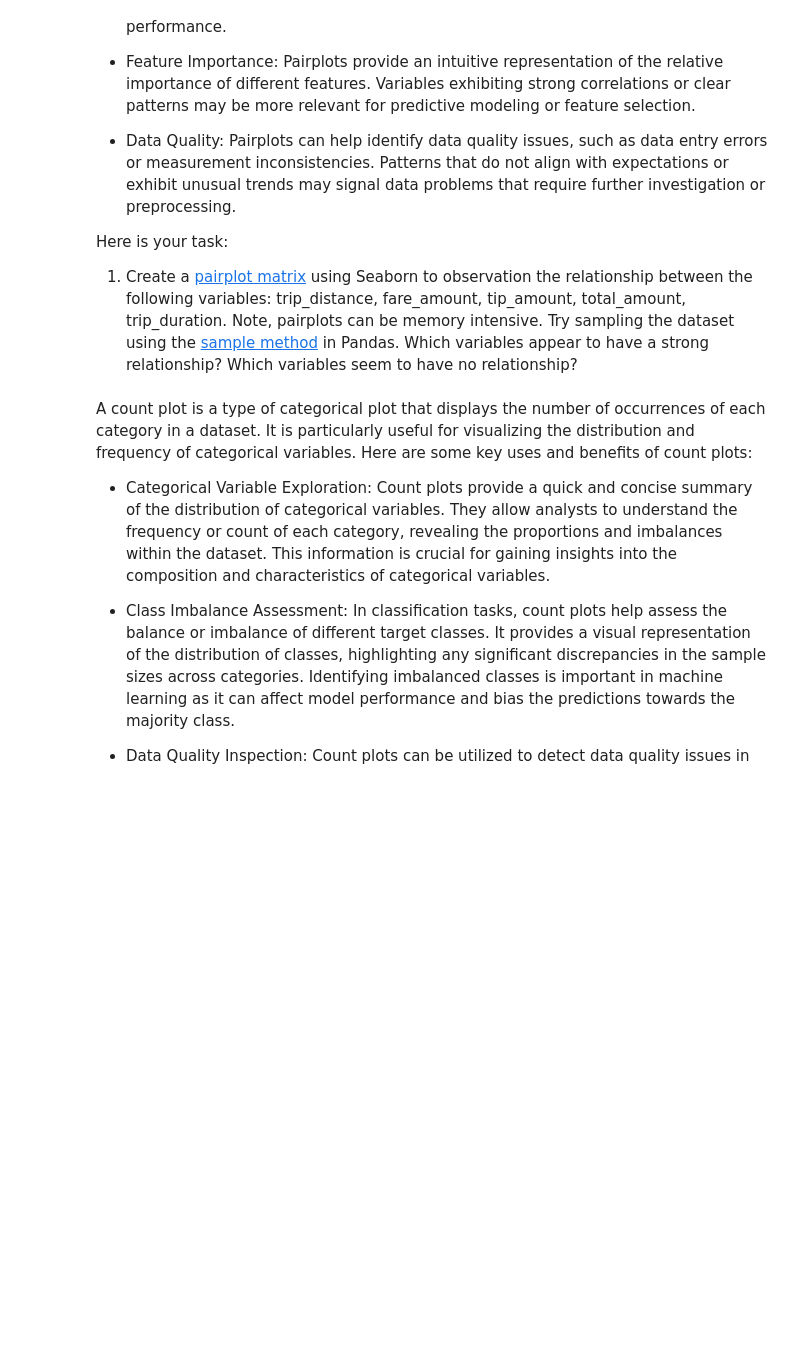
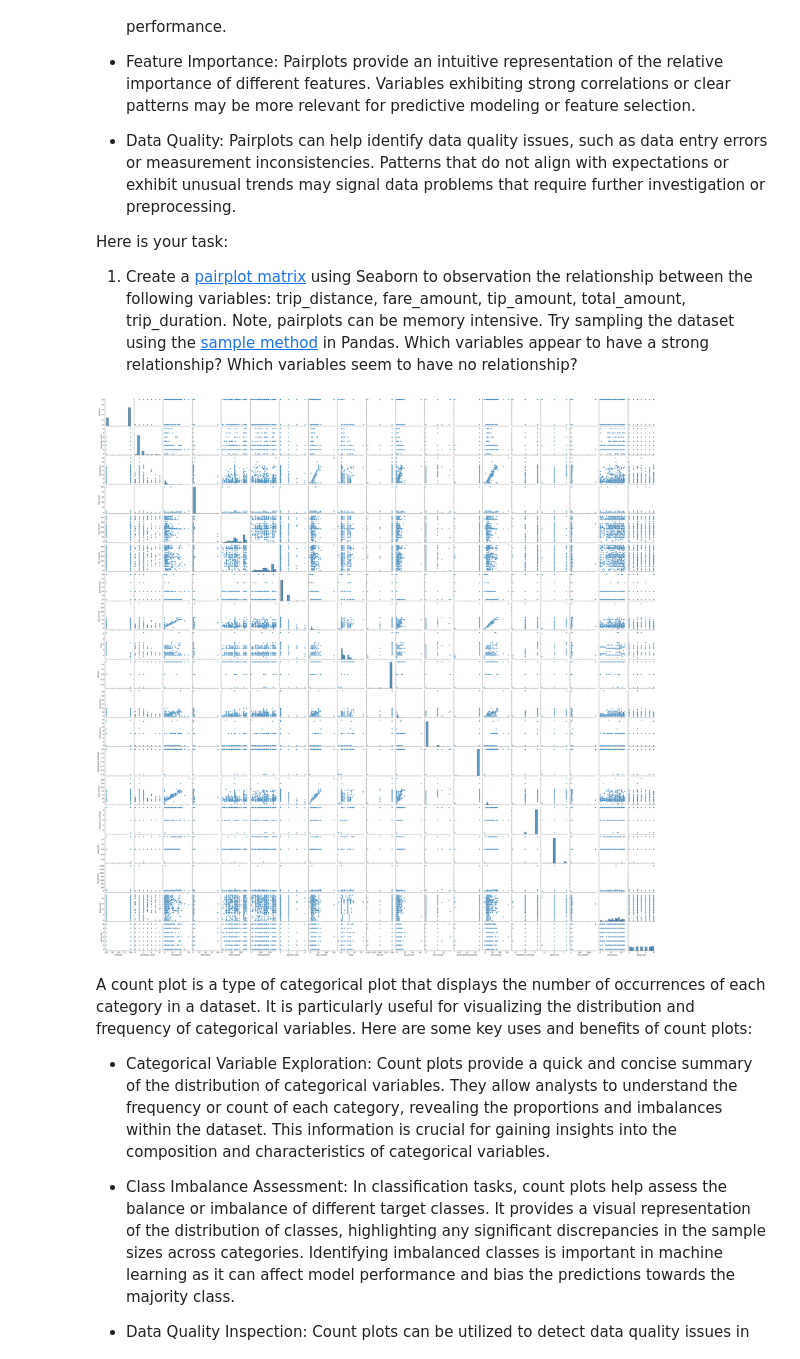
Before and after one commit to Krozou/ml-ai, a Jupyter notebook: Student_MLE_MiniProject_EDA.ipynb, the cells around one changed output. Cells and saved outputs as stored; diff of their text form; code cells hidden in the pictures; blank space fills up the shorter version.

```diff
--- a/Student_MLE_MiniProject_EDA.ipynb
+++ b/Student_MLE_MiniProject_EDA.ipynb
@@ -90,6 +175,10 @@ Here is your task:
   1. Create a [pairplot matrix](https://seaborn.pydata.org/generated/seaborn.pairplot.html) using Seaborn to observation the relationship between the following variables: trip_distance, fare_amount, tip_amount, total_amount, trip_duration. Note, pairplots can be memory intensive. Try sampling the dataset using the [sample method](https://pandas.pydata.org/docs/reference/api/pandas.DataFrame.sample.html) in Pandas. Which variables appear to have a strong relationship? Which variables seem to have no relationship?
 # %%
 # Create a scatter plot matrix of numerical variables. If memory issues try the df.sample method.
+sns.pairplot(df.select_dtypes(include='number').sample( 1000))
+plt.show()
+# %% [output]
+[figure, added]
 # %% [markdown]
 A count plot is a type of categorical plot that displays the number of occurrences of each category in a dataset. It is particularly useful for visualizing the distribution and frequency of categorical variables. Here are some key uses and benefits of count plots:
 
```
Also changed, not shown: parts of 15 cells of this notebook.
